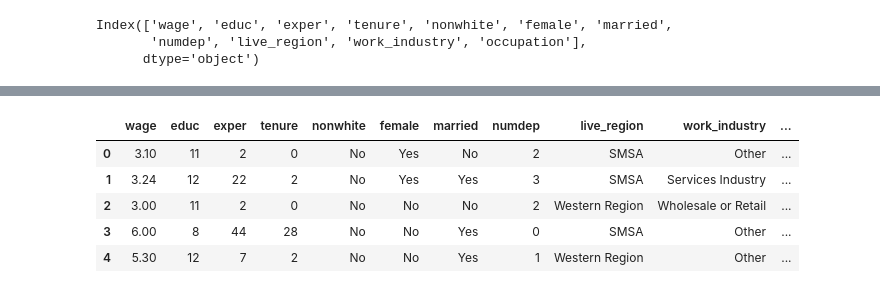
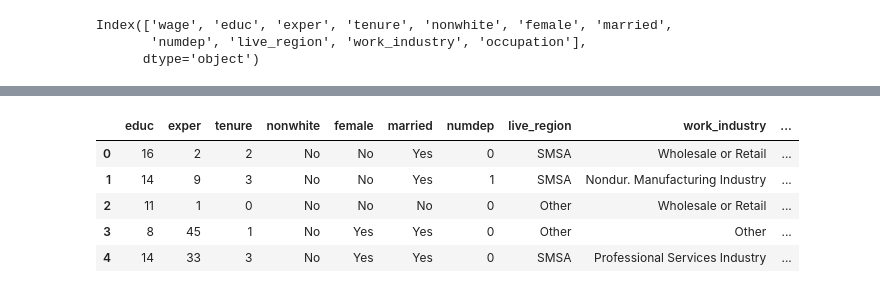
Before and after one commit to JohnyMi/DSGitrespository, a Jupyter notebook: ML/Regresion/Reggresion_project.ipynb, the cells around one changed output, grey strips where cells are left out. Cells and saved outputs as stored; diff of their text form; code cells hidden in the pictures.

```diff
--- a/ML/Regresion/Reggresion_project.ipynb
+++ b/ML/Regresion/Reggresion_project.ipynb
@@ -18,9 +107,13 @@ Index(['wage', 'educ', 'exper', 'tenure', 'nonwhite', 'female', 'married',
+# %%
+import pandas as pd
+
+x_dt_test = pd.read_csv('C:/Users/LOLSCROL/Datasets/x_test.csv')
 # %%
-data.head()
+x_dt_test.head()
 # %% [output]
-|  | wage | educ | exper | tenure | nonwhite | female | married | numdep | live_region | work_industry | ... |
-| 0 | 3.10 | 11 | 2 | 0 | No | Yes | No | 2 | SMSA | Other | ... |
-| 1 | 3.24 | 12 | 22 | 2 | No | Yes | Yes | 3 | SMSA | Services Industry | ... |
-| 2 | 3.00 | 11 | 2 | 0 | No | No | No | 2 | Western Region | Wholesale or Retail | ... |
-| 3 | 6.00 | 8 | 44 | 28 | No | No | Yes | 0 | SMSA | Other | ... |
-| 4 | 5.30 | 12 | 7 | 2 | No | No | Yes | 1 | Western Region | Other | ... |
+|  | educ | exper | tenure | nonwhite | female | married | numdep | live_region | work_industry | ... |
+| 0 | 16 | 2 | 2 | No | No | Yes | 0 | SMSA | Wholesale or Retail | ... |
+| 1 | 14 | 9 | 3 | No | No | Yes | 1 | SMSA | Nondur. Manufacturing Industry | ... |
+| 2 | 11 | 1 | 0 | No | No | No | 0 | Other | Wholesale or Retail | ... |
+| 3 | 8 | 45 | 1 | No | Yes | Yes | 0 | Other | Other | ... |
+| 4 | 14 | 33 | 3 | No | Yes | Yes | 0 | SMSA | Professional Services Industry | ... |
```
Also changed, not shown: parts of 26 cells of this notebook.
